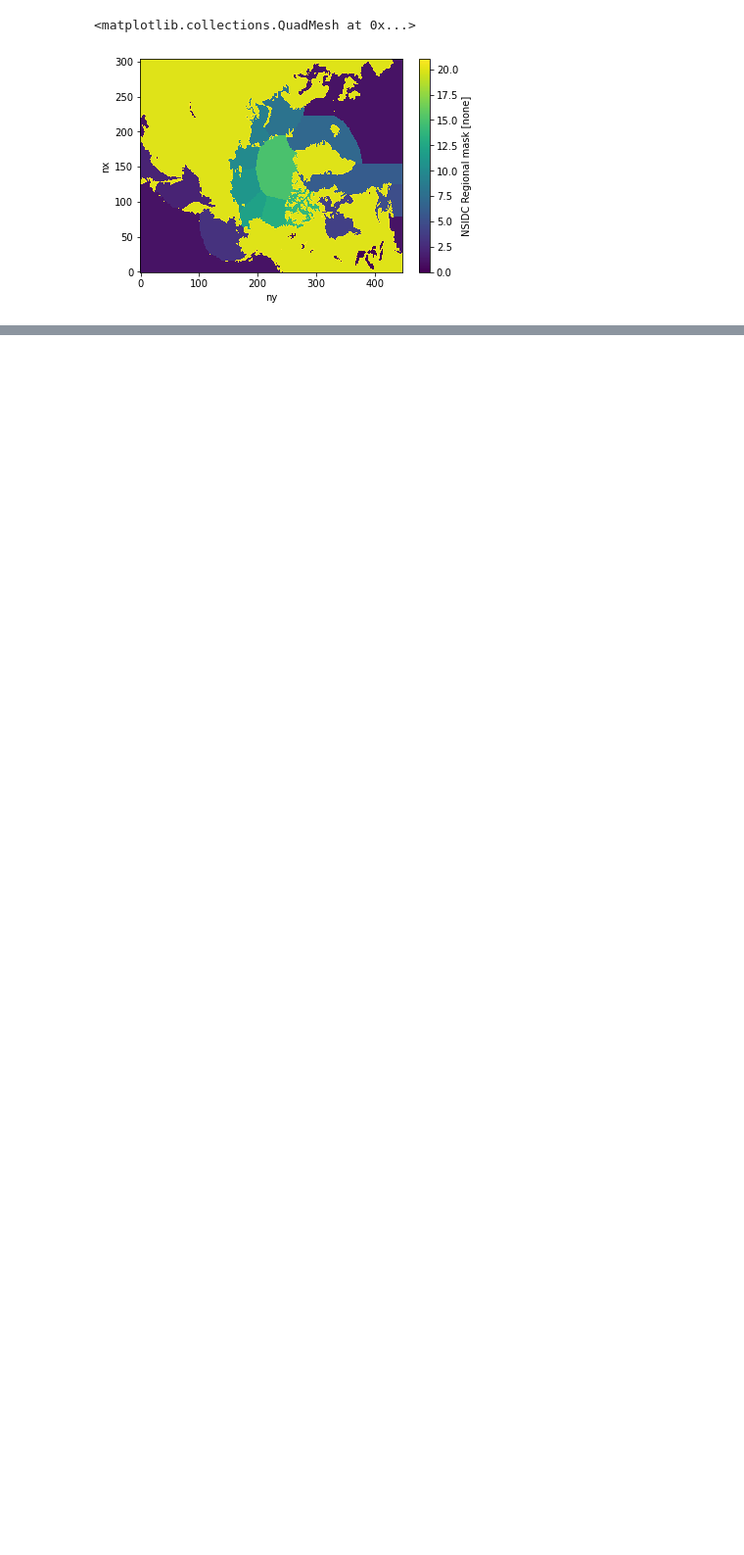
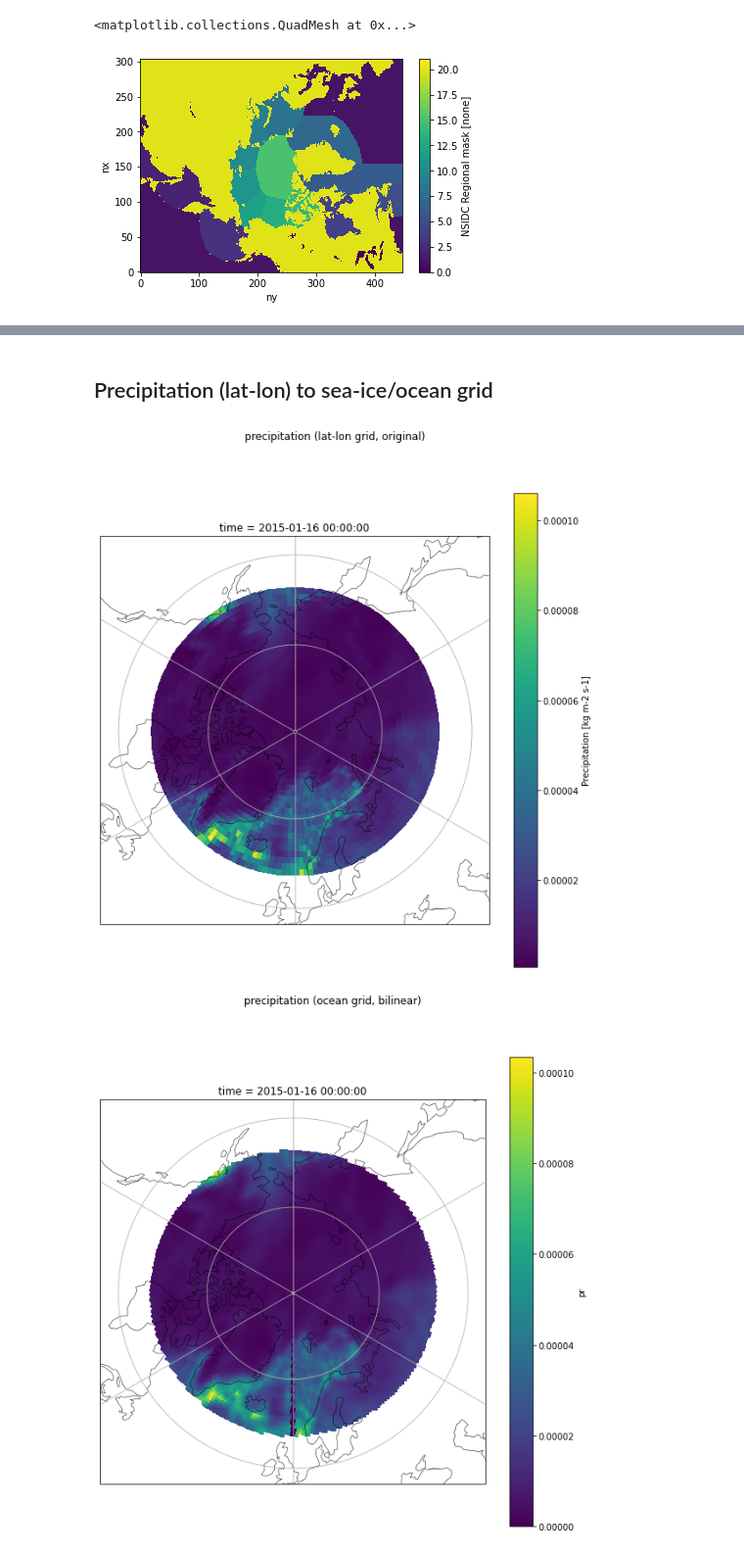
Before and after one commit to hannahwoodward/cmip6-seaice-precipitation, a Jupyter notebook: regrid.ipynb, the cells around one changed output, grey strips where cells are left out. Shown at 98% size. Drawn from its saved outputs; the diff is of its cells as text; code cells hidden in the pictures; blank space fills up the shorter version.

```diff
--- a/regrid.ipynb
+++ b/regrid.ipynb
@@ -126,0 +177,42 @@ print(f'-> siconc diff: {round(100 * (area_s2d - area_o)/area_o, 4)}%')
+# %% [markdown]
+## Precipitation (lat-lon) to sea-ice/ocean grid
+# %%
+pr_base = helpers.get_data('ssp585', 'Amon', 'pr', 'r2i1p1f2')
+
+pr_regridded_o = regrid(pr_base, grid=siconc_base)
+pr_regridded_o_ext = regrid(pr_base, grid=siconc_base, extrap_method='nearest_s2d')
+pr_regridded_o_s2d = regrid(pr_base, grid=siconc_base, method='nearest_s2d')
+
+pr_slice = pr_base.pr.where(pr_base.pr.lat > 60)[0, :, :]
+pr_o_slice = pr_regridded_o.pr.where(pr_regridded_o.pr.latitude > 60)[0, :, :]
+pr_o_ext_slice = pr_regridded_o_ext.pr.where(pr_regridded_o_ext.pr.latitude > 60)[0, :, :]
+pr_o_s2d_slice = pr_regridded_o_s2d.pr.where(pr_regridded_o_s2d.pr.latitude > 60)[0, :, :]
+# %%
+plot_regridded_data(
+    pr_slice,
+    title='precipitation (lat-lon grid, original)',
+)
+
+plot_regridded_data(
+    pr_o_slice,
+    title='precipitation (ocean grid, bilinear)',
+    x='longitude',
+    y='latitude'
+)
+
+plot_regridded_data(
+    pr_o_ext_slice,
+    title='precipitation (ocean grid, bilinear, extrap nearest_s2d)',
+    x='longitude',
+    y='latitude'
+)
+
+plot_regridded_data(
+    pr_o_s2d_slice,
+    title='precipitation (ocean grid, nearest_s2d)',
+    x='longitude',
+    y='latitude'
+)
+# %% [output]
+[figure, added]
+[figure, added]
```
Also changed, not shown: parts of 16 cells of this notebook.
